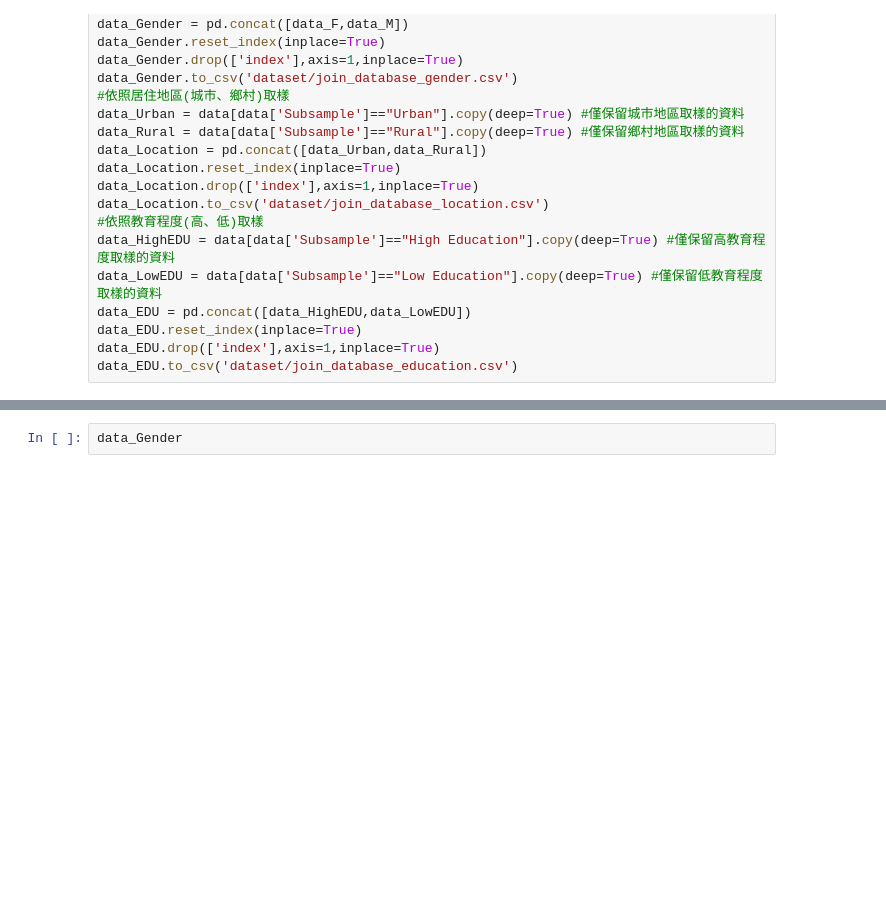
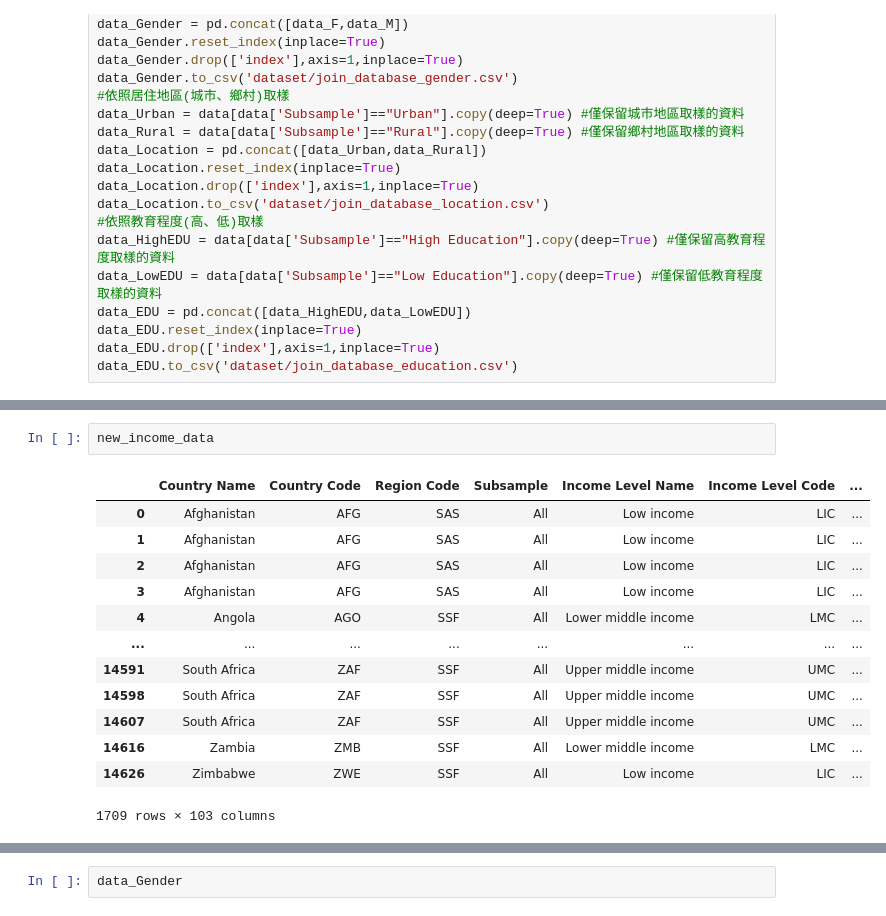
Before and after one commit to gnsJhenJie/NCU-Data-Visualization-Final, a Jupyter notebook: 108403523/data_preprocess/dataClean.ipynb, the cells around one changed output, grey strips where cells are left out. Cells and saved outputs as stored; diff of their text form; blank space fills up the shorter version.

```diff
--- a/108403523/data_preprocess/dataClean.ipynb
+++ b/108403523/data_preprocess/dataClean.ipynb
@@ -68,0 +81,16 @@ data_EDU.to_csv('dataset/join_database_education.csv')
+# %%
+new_income_data
+# %% [output]
+|  | Country Name | Country Code | Region Code | Subsample | Income Level Name | Income Level Code | ... |
+| 0 | Afghanistan | AFG | SAS | All | Low income | LIC | ... |
+| 1 | Afghanistan | AFG | SAS | All | Low income | LIC | ... |
+| 2 | Afghanistan | AFG | SAS | All | Low income | LIC | ... |
+| 3 | Afghanistan | AFG | SAS | All | Low income | LIC | ... |
+| 4 | Angola | AGO | SSF | All | Lower middle income | LMC | ... |
+| ... | ... | ... | ... | ... | ... | ... | ... |
+| 14591 | South Africa | ZAF | SSF | All | Upper middle income | UMC | ... |
+| 14598 | South Africa | ZAF | SSF | All | Upper middle income | UMC | ... |
+| 14607 | South Africa | ZAF | SSF | All | Upper middle income | UMC | ... |
+| 14616 | Zambia | ZMB | SSF | All | Lower middle income | LMC | ... |
+| 14626 | Zimbabwe | ZWE | SSF | All | Low income | LIC | ... |
+1709 rows × 103 columns
```
Also changed, not shown: parts of 11 cells of this notebook, 8 other files.
